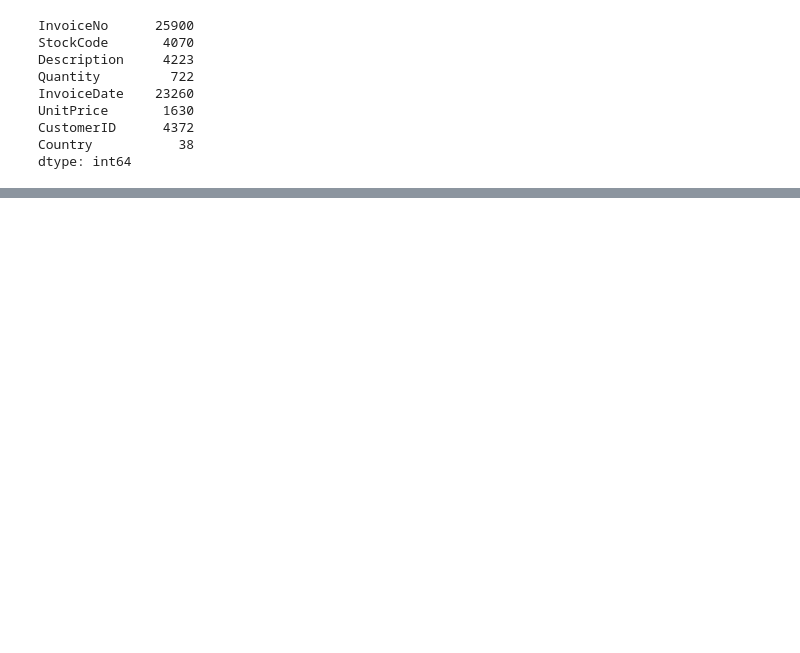
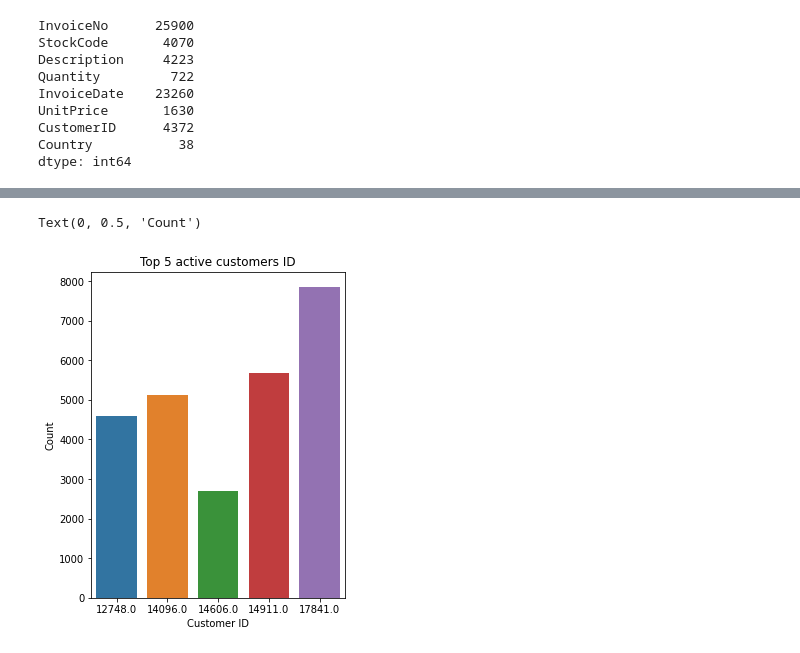
Before and after one commit to sumitgaikwad8877/Online_retail_customer_segmentation, a Jupyter notebook: Online_retail_customer_segmentation.ipynb, the cells around one changed output, grey strips where cells are left out. Drawn from its saved outputs; the diff is of its cells as text; code cells hidden in the pictures; blank space fills up the shorter version.

```diff
--- a/Online_retail_customer_segmentation.ipynb
+++ b/Online_retail_customer_segmentation.ipynb
@@ -164,0 +369,5 @@ dtype: int64
+# %%
+# Most active customers
+active_customers = pd.DataFrame(df['CustomerID'].value_counts().sort_values(ascending = False).reset_index())
+active_customers.rename(columns = {'index':'CustomerID', 'CustomerID':'Count'},inplace = True)
+active_customers
@@ -164,0 +388,11 @@ dtype: int64
+# %%
+# Now lets plot the top 5 customers
+plt.figure(figsize=(10,6))
+plt.subplot(1,2,1)
+sns.barplot(active_customers['CustomerID'][:5],active_customers['Count'][:5])
+plt.title('Top 5 active customers ID')
+plt.xlabel('Customer ID')
+plt.ylabel('Count')
+# %% [output]
+Text(0, 0.5, 'Count')
+[figure, added]
```
Also changed, not shown: parts of 79 cells of this notebook.
